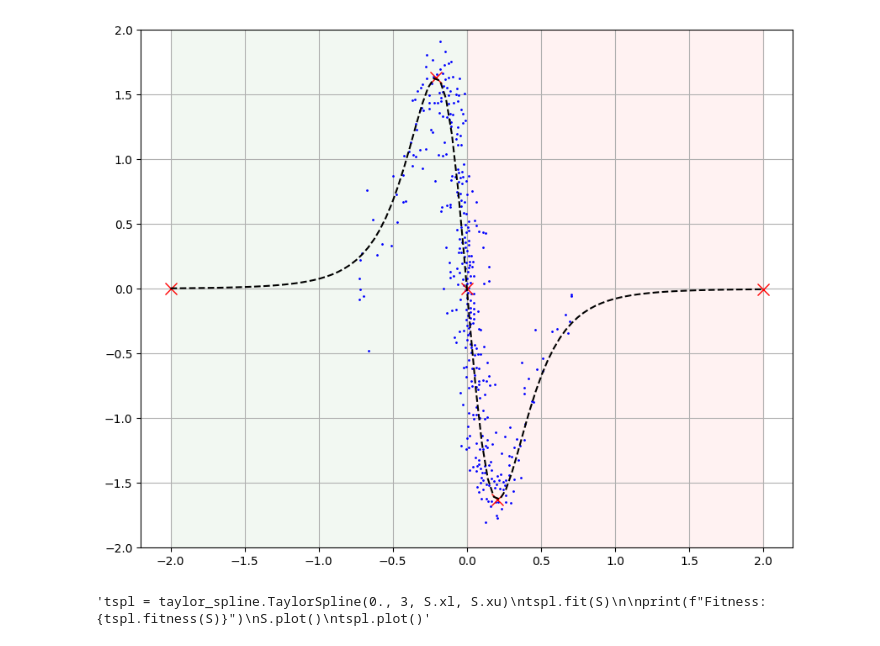
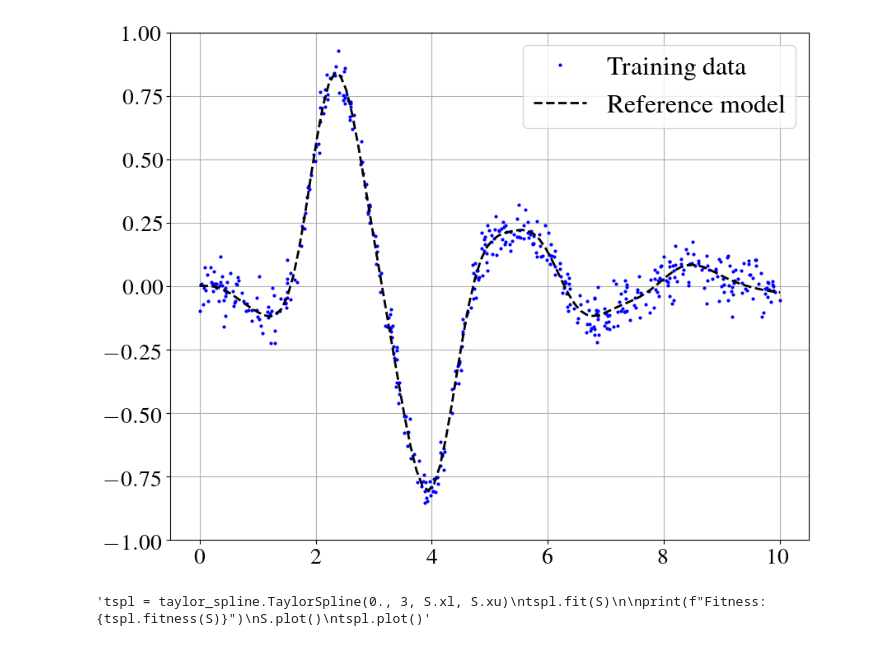
Before and after one commit to AgostinoRizzo/genpro, a Jupyter notebook: symbreg-taylor.ipynb, the cells around one changed output. Drawn from its saved outputs; the diff is of its cells as text; code cells hidden in the pictures.

```diff
--- a/symbreg-taylor.ipynb
+++ b/symbreg-taylor.ipynb
@@ -12,10 +1,38 @@ warnings.filterwarnings('ignore')
+# %%
+import random
+import numpy as np
+import warnings
+
+import dataset
+import taylor_spline
+
+random.seed(0)
+np.random.seed(0)
+warnings.filterwarnings('ignore')
+
+# fix tik mpl
+from matplotlib.lines import Line2D
+from matplotlib.legend import Legend
+Line2D._us_dashSeq    = property(lambda self: self._dash_pattern[1])
+Line2D._us_dashOffset = property(lambda self: self._dash_pattern[0])
+Legend._ncol = property(lambda self: self._ncols)
+
+import matplotlib.pyplot as plt
+plt.rcParams.update({
+    "text.usetex": True,
+    "font.family": "serif",
+    "font.serif": "times",
+    'font.size': 20,
+})
 # %%
-S = dataset.MagmanDatasetScaled() #TrigonDataset()
-#S.sample(size=500, noise=0.02)
-S.load('data/magman.csv')
+S = dataset.HEADataset() #MagmanDatasetScaled() #TrigonDataset()
+S.sample(size=500, noise=0.05)
+#S.load('data/magman.csv')
 S.plot()
+
+#plt.savefig("magman-compr-base.png", format="png", bbox_inches='tight')
 # %% [output]
-[figure, old version]
+[figure, new version]
 # %%
 """tspl = taylor_spline.TaylorSpline(0., 3, S.xl, S.xu)
 tspl.fit(S)
```
Also changed, not shown: parts of 3 cells of this notebook, 20 other files.
